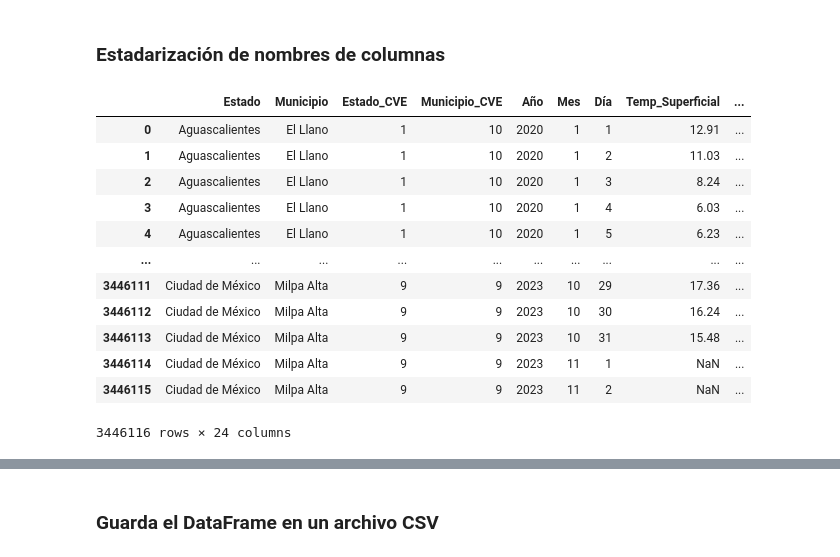
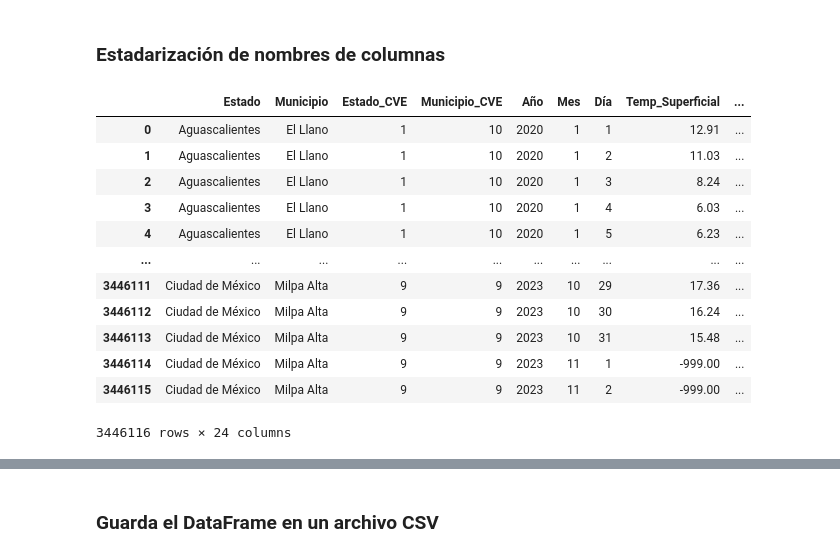
Before and after one commit to ProyectosMCD/RedBAMX, a Jupyter notebook: descarga/Descarga_Datos Climaticos_Municipio_NASA-API.ipynb, the cells around one changed output, grey strips where cells are left out. Drawn from its saved outputs; the diff is of its cells as text; code cells hidden in the pictures.

```diff
--- a/descarga/Descarga_Datos Climaticos_Municipio_NASA-API.ipynb
+++ b/descarga/Descarga_Datos Climaticos_Municipio_NASA-API.ipynb
@@ -175,7 +175,7 @@ for estado_nom, latitude, longitude in zip(coord_estado['Estado'], coord_estado[
     # Si la consulta fue exitosa, guarda el archivo en la carpeta de salida
     if response.status_code == 200:
         content = response.content.decode('utf-8')
-        filename = f"Data_{estado_nom}_{start_day}-{end_day}.csv"
+        filename = f"Data_{estado_nom}.csv"
         filepath = os.path.join(output_estado_raw, filename)
 
         with open(filepath, 'wb') as file_object: # Guarda el archivo en la carpeta de salida
@@ -224,7 +226,7 @@ for archivo_csv in archivos_csv:
     # Lee el archivo CSV, salta las primeras 25 filas y agrega una columna con el nombre del estado
     ruta_completa = os.path.join(output_estado_raw, archivo_csv)
     df = pd.read_csv(ruta_completa, skiprows=25)
-    estado_nom = archivo_csv.split('_')[1]
+    estado_nom = archivo_csv.split('_')[1].split('.')[0]
     df.insert(0, 'Estado_Nom', estado_nom)
 
     # Agrega una columna con el ID del estado
@@ -323,3 +321,10 @@ df_combinado
+# %%
+output_filename = 'Data_Climatic_Diario_Estados_Concat.csv'  # Nombre del archivo de salida
+output_path = os.path.join(output_estado, output_filename)
+
+# Guarda el DataFrame combinado en el archivo CSV utilizando with open
+with open(output_path, 'w', newline='') as file_object:
+    df_combinado.to_csv(file_object, index=False)
 # %% [markdown]
 ## Descarga de Datos a nivel Municipal
 # %%
@@ -498,20 +502,19 @@ new_columns = ['Estado', 'Municipio', 'Estado_CVE', 'Municipio_CVE', 'Año', 'Me
 # %%
 # Crear la nueva columna 'Estado' utilizando el mapeo
 df_combinado.insert(0, 'Estado', df_combinado['Estado_CVE'].map({v: k for k, v in estados_mexico.items()}))
-df_combinado.replace(-999.00, np.nan, inplace=True)
 df_combinado.columns = new_columns
 df_combinado
 # %% [output]
 |  | Estado | Municipio | Estado_CVE | Municipio_CVE | Año | Mes | Día | Temp_Superficial | ... |
 | 0 | Aguascalientes | El Llano | 1 | 10 | 2020 | 1 | 1 | 12.91 | ... |
 | 1 | Aguascalientes | El Llano | 1 | 10 | 2020 | 1 | 2 | 11.03 | ... |
 | 2 | Aguascalientes | El Llano | 1 | 10 | 2020 | 1 | 3 | 8.24 | ... |
 | 3 | Aguascalientes | El Llano | 1 | 10 | 2020 | 1 | 4 | 6.03 | ... |
 | 4 | Aguascalientes | El Llano | 1 | 10 | 2020 | 1 | 5 | 6.23 | ... |
 | ... | ... | ... | ... | ... | ... | ... | ... | ... | ... |
 | 3446111 | Ciudad de México | Milpa Alta | 9 | 9 | 2023 | 10 | 29 | 17.36 | ... |
 | 3446112 | Ciudad de México | Milpa Alta | 9 | 9 | 2023 | 10 | 30 | 16.24 | ... |
 | 3446113 | Ciudad de México | Milpa Alta | 9 | 9 | 2023 | 10 | 31 | 15.48 | ... |
-| 3446114 | Ciudad de México | Milpa Alta | 9 | 9 | 2023 | 11 | 1 | NaN | ... |
-| 3446115 | Ciudad de México | Milpa Alta | 9 | 9 | 2023 | 11 | 2 | NaN | ... |
+| 3446114 | Ciudad de México | Milpa Alta | 9 | 9 | 2023 | 11 | 1 | -999.00 | ... |
+| 3446115 | Ciudad de México | Milpa Alta | 9 | 9 | 2023 | 11 | 2 | -999.00 | ... |
 3446116 rows × 24 columns
```
Also changed, not shown: parts of 14 cells of this notebook, 3 other files.
